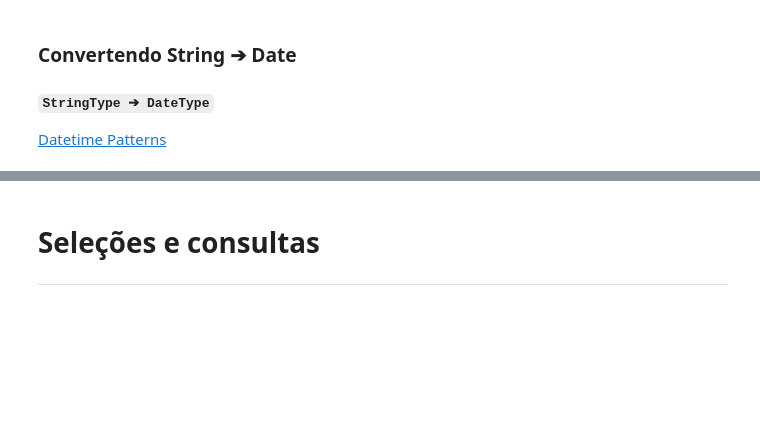
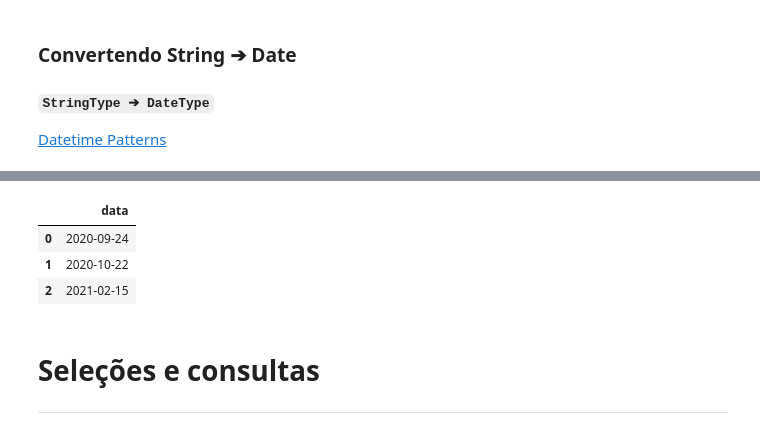
Before and after one commit to thiagoneye/course-alura, a Jupyter notebook: 02.Apache Spark com Python/01.Apresentando a Ferramenta/aula00.ipynb, the cells around one changed output, grey strips where cells are left out. Saved outputs shown, nothing was run; the diff lists cells and outputs as text; code cells hidden in the pictures; blank space fills up the shorter version.

```diff
--- a/02.Apache Spark com Python/01.Apresentando a Ferramenta/aula00.ipynb
+++ b/02.Apache Spark com Python/01.Apresentando a Ferramenta/aula00.ipynb
@@ -365,0 +470,8 @@ df.toPandas()
+# %%
+df = df.withColumn("data", f.to_date(df.data.cast(StringType()), 'yyyyMMdd'))
+df.toPandas()
+# %% [output]
+|  | data |
+| 0 | 2020-09-24 |
+| 1 | 2020-10-22 |
+| 2 | 2021-02-15 |
```
Also changed, not shown: parts of 11 cells of this notebook.
